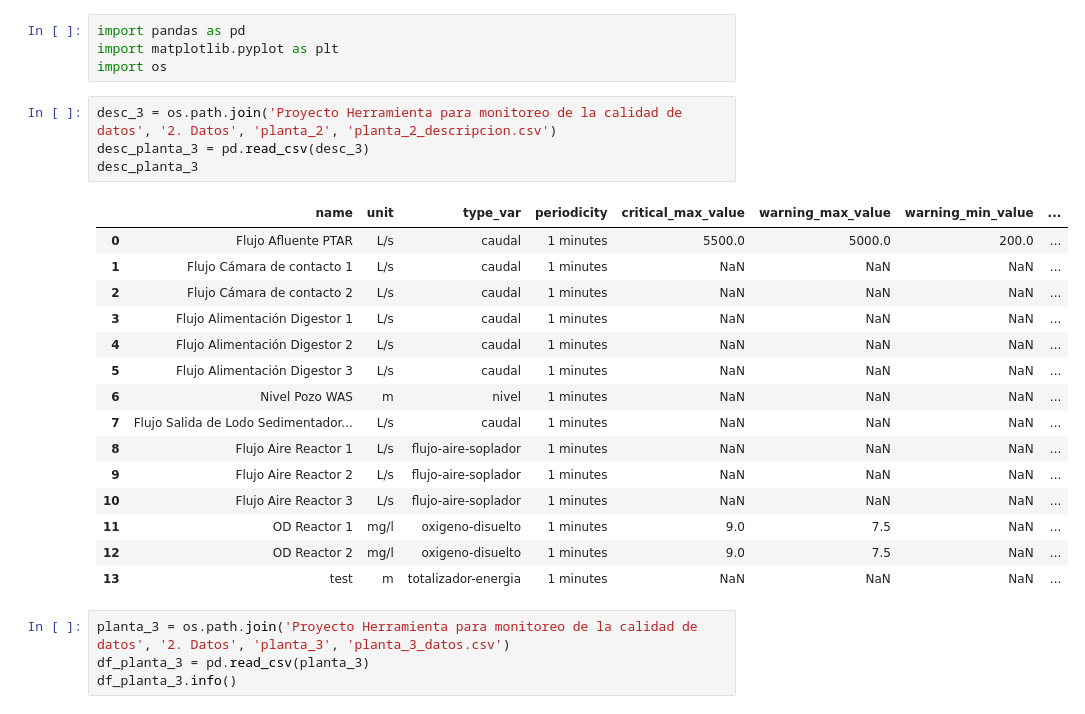
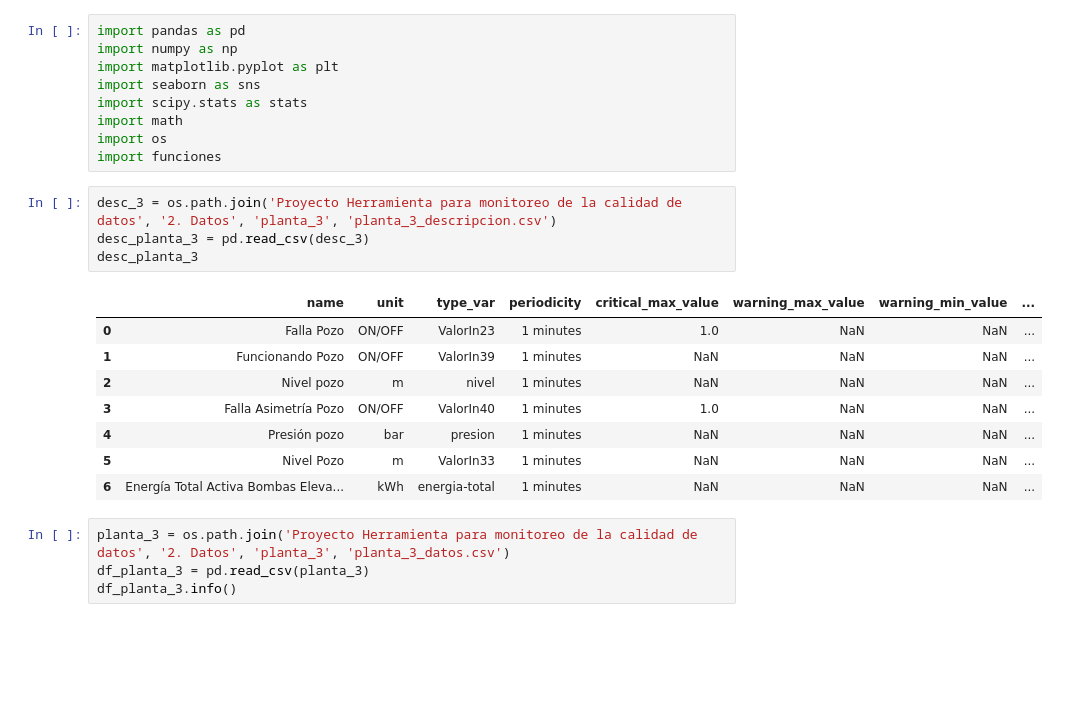
Before and after one commit to fchiapped/Proyecto-Grado, a Jupyter notebook: planta3.ipynb, the cells around one changed output. Drawn from its saved outputs; the diff is of its cells as text; blank space fills up the shorter version.

Commit message:
Limpieza Datos

```diff
--- a/planta3.ipynb
+++ b/planta3.ipynb
@@ -1,27 +1,25 @@
 # %%
 import pandas as pd
+import numpy as np
 import matplotlib.pyplot as plt
+import seaborn as sns
+import scipy.stats as stats
+import math
 import os
+import funciones
 # %%
-desc_3 = os.path.join('Proyecto Herramienta para monitoreo de la calidad de datos', '2. Datos', 'planta_2', 'planta_2_descripcion.csv')
+desc_3 = os.path.join('Proyecto Herramienta para monitoreo de la calidad de datos', '2. Datos', 'planta_3', 'planta_3_descripcion.csv')
 desc_planta_3 = pd.read_csv(desc_3)
 desc_planta_3
 # %% [output]
 |  | name | unit | type_var | periodicity | critical_max_value | warning_max_value | warning_min_value | ... |
-| 0 | Flujo Afluente PTAR | L/s | caudal | 1 minutes | 5500.0 | 5000.0 | 200.0 | ... |
-| 1 | Flujo Cámara de contacto 1 | L/s | caudal | 1 minutes | NaN | NaN | NaN | ... |
-| 2 | Flujo Cámara de contacto 2 | L/s | caudal | 1 minutes | NaN | NaN | NaN | ... |
-| 3 | Flujo Alimentación Digestor 1 | L/s | caudal | 1 minutes | NaN | NaN | NaN | ... |
-| 4 | Flujo Alimentación Digestor 2 | L/s | caudal | 1 minutes | NaN | NaN | NaN | ... |
-| 5 | Flujo Alimentación Digestor 3 | L/s | caudal | 1 minutes | NaN | NaN | NaN | ... |
-| 6 | Nivel Pozo WAS | m | nivel | 1 minutes | NaN | NaN | NaN | ... |
-| 7 | Flujo Salida de Lodo Sedimentador... | L/s | caudal | 1 minutes | NaN | NaN | NaN | ... |
-| 8 | Flujo Aire Reactor 1 | L/s | flujo-aire-soplador | 1 minutes | NaN | NaN | NaN | ... |
-| 9 | Flujo Aire Reactor 2 | L/s | flujo-aire-soplador | 1 minutes | NaN | NaN | NaN | ... |
-| 10 | Flujo Aire Reactor 3 | L/s | flujo-aire-soplador | 1 minutes | NaN | NaN | NaN | ... |
-| 11 | OD Reactor 1 | mg/l | oxigeno-disuelto | 1 minutes | 9.0 | 7.5 | NaN | ... |
-| 12 | OD Reactor 2 | mg/l | oxigeno-disuelto | 1 minutes | 9.0 | 7.5 | NaN | ... |
-| 13 | test | m | totalizador-energia | 1 minutes | NaN | NaN | NaN | ... |
+| 0 | Falla Pozo | ON/OFF | ValorIn23 | 1 minutes | 1.0 | NaN | NaN | ... |
+| 1 | Funcionando Pozo | ON/OFF | ValorIn39 | 1 minutes | NaN | NaN | NaN | ... |
+| 2 | Nivel pozo | m | nivel | 1 minutes | NaN | NaN | NaN | ... |
+| 3 | Falla Asimetría Pozo | ON/OFF | ValorIn40 | 1 minutes | 1.0 | NaN | NaN | ... |
+| 4 | Presión pozo | bar | presion | 1 minutes | NaN | NaN | NaN | ... |
+| 5 | Nivel Pozo | m | ValorIn33 | 1 minutes | NaN | NaN | NaN | ... |
+| 6 | Energía Total Activa Bombas Eleva... | kWh | energia-total | 1 minutes | NaN | NaN | NaN | ... |
 # %%
 planta_3 = os.path.join('Proyecto Herramienta para monitoreo de la calidad de datos', '2. Datos', 'planta_3', 'planta_3_datos.csv')
 df_planta_3 = pd.read_csv(planta_3)
```
Also changed, not shown: parts of 4 cells of this notebook, 3 other files.
